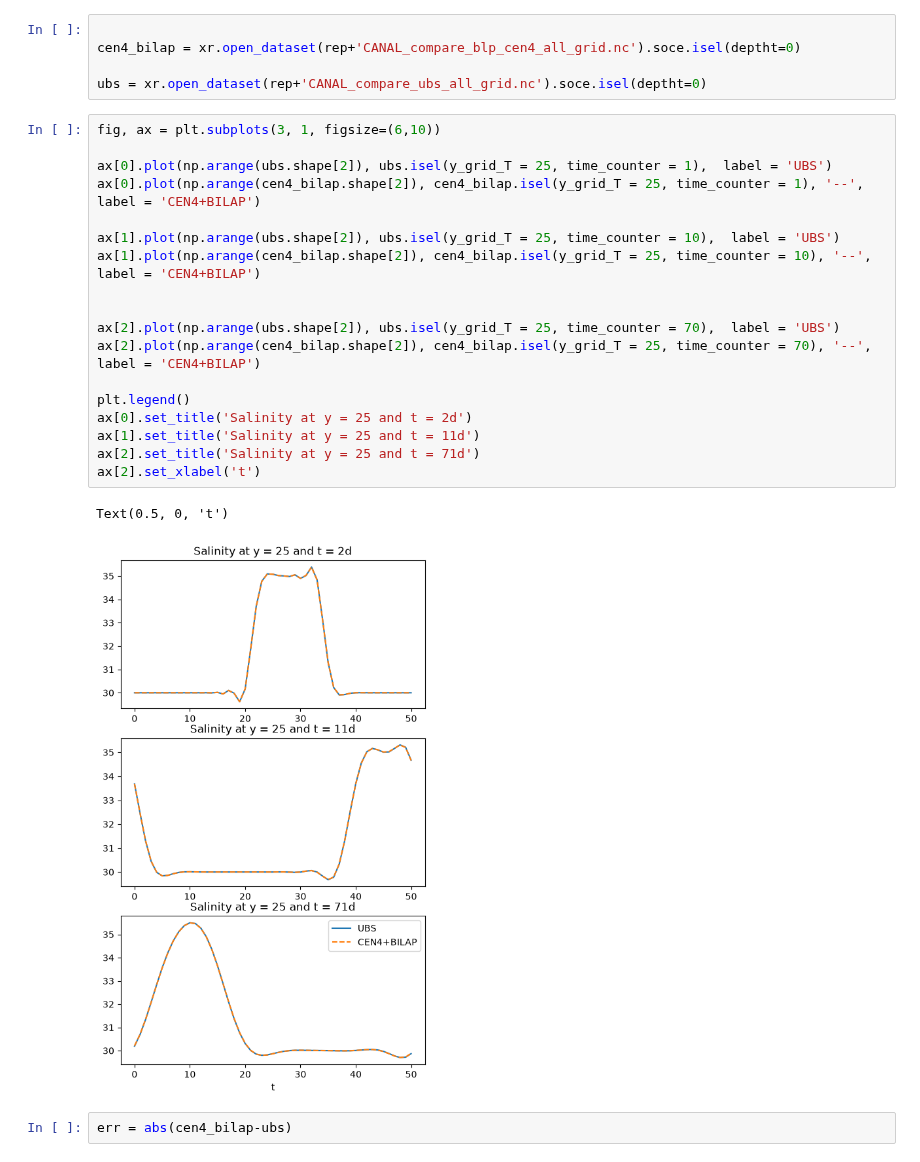
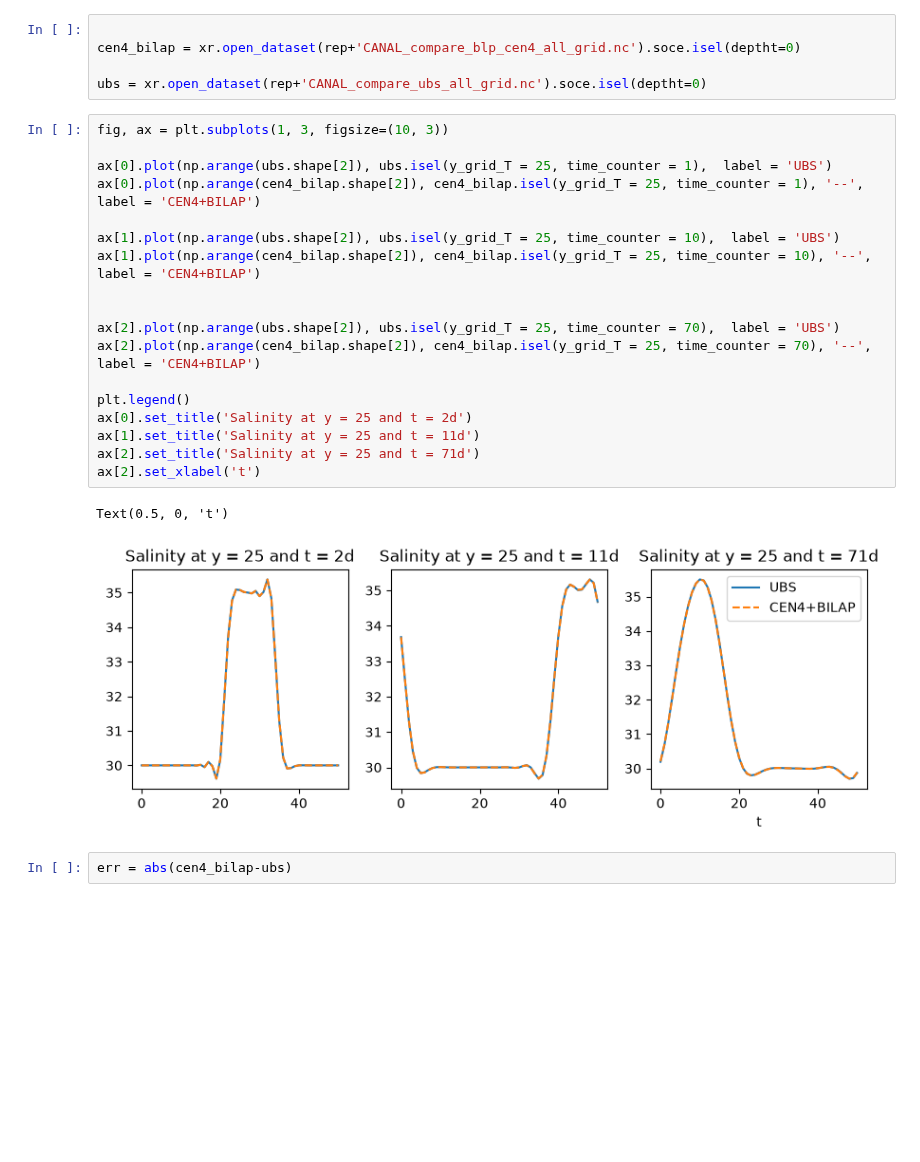
Before and after one commit to justinebuisson606/NEMO_Demonstrators, a Jupyter notebook: Annex 3-A.ipynb, the cells around one changed output. Saved outputs shown, nothing was run; the diff lists cells and outputs as text; blank space fills up the shorter version.

```diff
--- a/Annex 3-A.ipynb
+++ b/Annex 3-A.ipynb
@@ -116,26 +116,26 @@ cen4_bilap = xr.open_dataset(rep+'CANAL_compare_blp_cen4_all_grid.nc').soce.isel
 
 ubs = xr.open_dataset(rep+'CANAL_compare_ubs_all_grid.nc').soce.isel(deptht=0)
 # %%
-fig, ax = plt.subplots(3, 1, figsize=(6,10))
+fig, ax = plt.subplots(1, 3, figsize=(10, 3))
 
 ax[0].plot(np.arange(ubs.shape[2]), ubs.isel(y_grid_T = 25, time_counter = 1),  label = 'UBS')
 ax[0].plot(np.arange(cen4_bilap.shape[2]), cen4_bilap.isel(y_grid_T = 25, time_counter = 1), '--', label = 'CEN4+BILAP')
 
 ax[1].plot(np.arange(ubs.shape[2]), ubs.isel(y_grid_T = 25, time_counter = 10),  label = 'UBS')
 ax[1].plot(np.arange(cen4_bilap.shape[2]), cen4_bilap.isel(y_grid_T = 25, time_counter = 10), '--', label = 'CEN4+BILAP')
 
 
 ax[2].plot(np.arange(ubs.shape[2]), ubs.isel(y_grid_T = 25, time_counter = 70),  label = 'UBS')
 ax[2].plot(np.arange(cen4_bilap.shape[2]), cen4_bilap.isel(y_grid_T = 25, time_counter = 70), '--', label = 'CEN4+BILAP')
 
 plt.legend()
 ax[0].set_title('Salinity at y = 25 and t = 2d')
 ax[1].set_title('Salinity at y = 25 and t = 11d')
 ax[2].set_title('Salinity at y = 25 and t = 71d')
 ax[2].set_xlabel('t')
 # %% [output]
 Text(0.5, 0, 't')
-[figure, old version]
+[figure, new version]
 # %%
 err = abs(cen4_bilap-ubs)
 # %%
```
Also changed, not shown: parts of 1 cell of this notebook, 5 other files.
